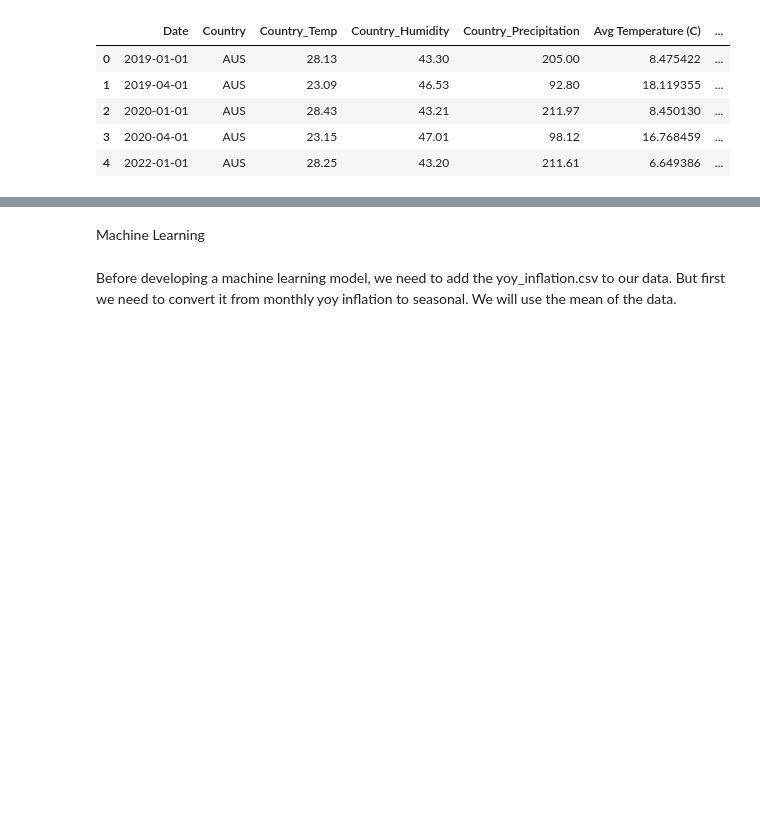
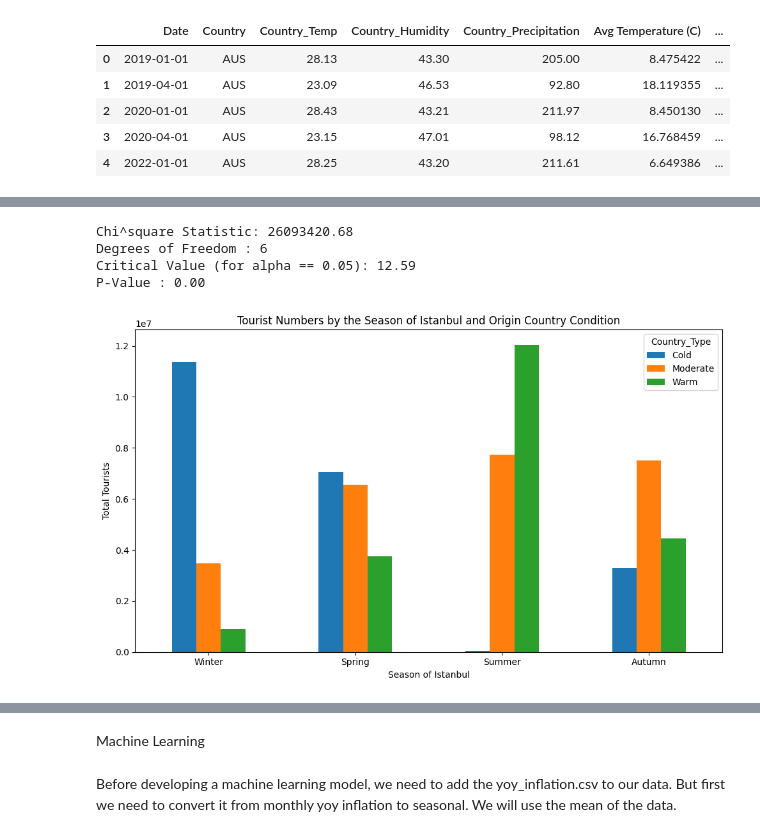
Before and after one commit to BoraComert/Bora-DSA210-Project, a Jupyter notebook: codes.ipynb, the cells around one changed output, grey strips where cells are left out. Saved outputs shown, nothing was run; the diff lists cells and outputs as text; code cells hidden in the pictures; blank space fills up the shorter version.

```diff
--- a/codes.ipynb
+++ b/codes.ipynb
@@ -23,0 +557,69 @@ df.head()
+# %%
+import pandas as pd
+import matplotlib.pyplot as plt
+from scipy.stats import chi2_contingency, chi2
+
+# Grouping function to group total number of tourist based on country weather type and Istanbul Temperature
+def group_by_season(df):
+    df['Date'] = pd.to_datetime(df['Date'])
+
+    #Classify seasons according to first month
+    month_to_season = {
+        1: 'Winter',
+        4: 'Spring',
+        7: 'Summer',
+        10: 'Autumn'
+    }
+    df['Season'] = df['Date'].dt.month.map(month_to_season)
+    #Classify country based on average temperature at that season
+    def classify_country(temp):
+        if temp > 20:
+            return 'Warm'
+        elif temp > 10:
+            return 'Moderate'
+        else:
+            return 'Cold'
+
+
+    df['Country_Type'] = df['Country_Temp'].apply(classify_country)
+    return df
+
+
+seasons_df = pd.read_csv("/Users/boracomert/Desktop/Bora-DSA210-Project-1/merged_output.csv")
+
+# Create a table using our new function
+df = group_by_season(seasons_df)
+
+season_country_group = df.groupby(['Season', 'Country_Type'])['ziyaretci_sayisi'].sum().reset_index()
+#Fill empty rows (if any exists) 0
+pivot_table = season_country_group.pivot(index='Season', columns='Country_Type', values='ziyaretci_sayisi').fillna(0)
+
+# Seasons are ordered based on time
+season_order = ['Winter', 'Spring', 'Summer', 'Autumn']
+pivot_table = pivot_table.reindex(season_order)
+
+# Apply Chi Square Test
+chi2_stat, p_val, dof, expected = chi2_contingency(pivot_table)
+alpha = 0.05
+critical_val = chi2.ppf(1 - alpha, dof)
+
+# Chi Square Statistics
+print(f"Chi^square Statistic: {chi2_stat:.2f}")
+print(f"Degrees of Freedom : {dof}")
+print(f"Critical Value (for alpha == 0.05): {critical_val:.2f}")
+print(f"P-Value : {p_val:.2f}")
+
+# Visulize Plot
+pivot_table.plot(kind='bar', figsize=(10, 6))
+plt.title('Tourist Numbers by the Season of Istanbul and Origin Country Condition')
+plt.ylabel('Total Tourists')
+plt.xlabel('Season of Istanbul')
+plt.xticks(rotation=0)
+plt.tight_layout()
+plt.show()
+# %% [output]
+Chi^square Statistic: 26093420.68
+Degrees of Freedom : 6
+Critical Value (for alpha == 0.05): 12.59
+P-Value : 0.00
+[figure, added]
```
Also changed, not shown: parts of 46 cells of this notebook, 1 other file.
